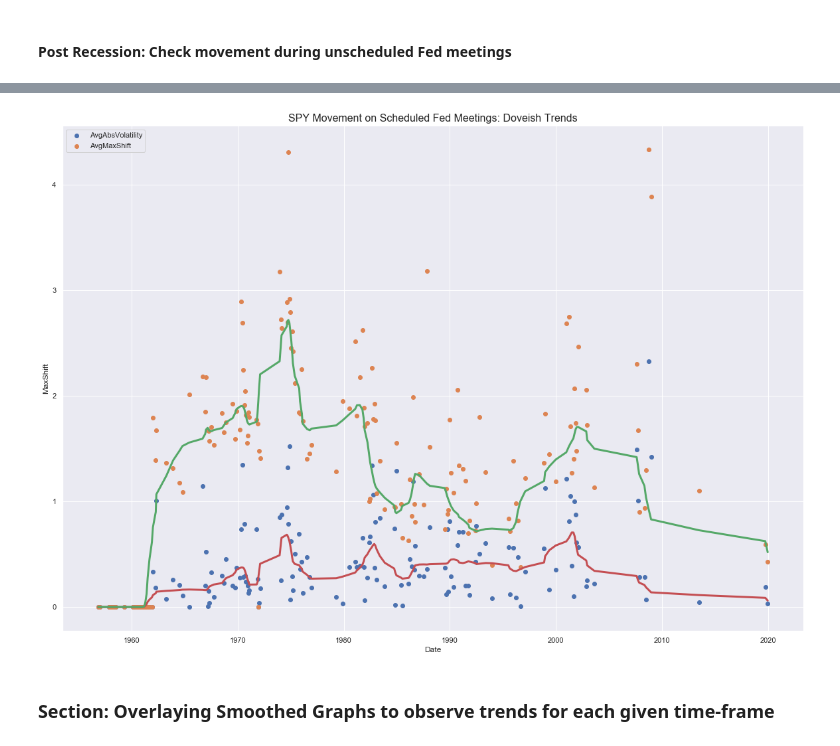
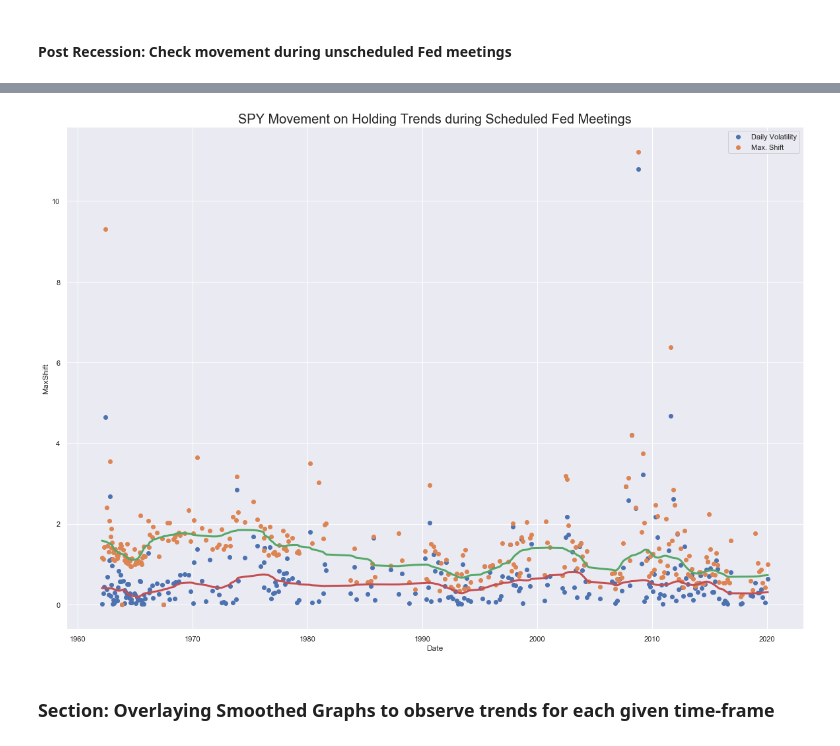
Before and after one commit to vikranttkumar/FedFundsSP500, a Jupyter notebook: Fed Funds Rate interaction with S&P500.ipynb, the cells around one changed output, grey strips where cells are left out. Cells and saved outputs as stored; diff of their text form; code cells hidden in the pictures.

```diff
--- a/Fed Funds Rate interaction with S&P500.ipynb
+++ b/Fed Funds Rate interaction with S&P500.ipynb
@@ -38,5 +39,6 @@ memory usage: 12.4 KB
 # %%
 feddates = pd.read_excel("FOMCDates.xlsx")
+feddates = feddates.loc[feddates.begdate > pd.to_datetime('1962-01-01')]
 # %%
 feddates.head()
 # %% [output]
@@ -122,5 +124,6 @@ fed_funds_data.head()
 # %%
 SP500 = pd.read_excel("SP500Data.xlsx")
+SP500 = SP500.loc[SP500.Date > pd.to_datetime('1962-01-01')]
 # %%
 SP500.head()
 # %% [output]
@@ -140,9 +143,9 @@ ax1= sns.lineplot(x='Date', y='Close', data=SP500)
 ### Section 2: Process Dataset<br>
 # %%
 def find_sentiment(data):
-    if (data['DecidedRate'] >  data['PreviousRate']) & (data['DecidedRate']- data['PreviousRate'] > 0.05):
+    if (data['DecidedRate'] >  data['PreviousRate']) & (data['DecidedRate']- data['PreviousRate'] > 0.09):
         return 'Hawkish'
-    elif (data['DecidedRate'] < data['PreviousRate']) & (data['PreviousRate'] - data['DecidedRate'] > 0.05):
+    elif (data['DecidedRate'] < data['PreviousRate']) & (data['PreviousRate'] - data['DecidedRate'] > 0.09):
         return 'Doveish'
     else:
         return 'Hold'
@@ -237,7 +241,8 @@ SP500['PrevDayMaxShift'] = SP500['MaxShift'].shift(1,axis=0)
 SP500['NextDayVolatility'] = SP500['DailyVolatility'].shift(-1,axis=0)
 SP500['NextDayMaxShift'] = SP500['MaxShift'].shift(-1,axis=0)
 SP500['AvgVolatility'] = (SP500['PrevDayVolatility'] + SP500['DailyVolatility'] + SP500['NextDayVolatility'])/3
-SP500['AvgAbsVolatility'] = abs((SP500['PrevDayVolatility'] + SP500['DailyVolatility'] + SP500['NextDayVolatility']))/3
+SP500['AvgAbsVolatility'] = abs((SP500['DailyVolatility']))
+SP500['ThreeDayAvgAbsVolatility'] = abs((SP500['PrevDayVolatility'] + SP500['DailyVolatility'] + SP500['NextDayVolatility']))/3
 SP500['AvgMaxShift'] = (SP500['PrevDayMaxShift'] + SP500['MaxShift'] + SP500['NextDayMaxShift'])/3
 # %%
 SPY_dove_trend = SP500.merge(vertical_lines_dove, left_on='Date', right_on='MeetingDate')
@@ -473,18 +481,18 @@ sch_SPY_hold_trend = SP500.merge(sch_vertical_lines_hold, left_on='Date', right_
 # %%
 sns.set(rc={'figure.figsize':(20, 14)})
 #X = plt.plot(SPY_dove_trend['Date'], SPY_dove_trend['AvgVolatility'], label="AvgVolatility")
-Y = plt.scatter(sch_SPY_dove_trend['Date'], sch_SPY_dove_trend['AvgAbsVolatility'], label= 'AvgAbsVolatility')
-Z = plt.scatter(sch_SPY_dove_trend['Date'], sch_SPY_dove_trend['AvgMaxShift'], label = 'AvgMaxShift')
+X = plt.scatter(sch_SPY_hold_trend['Date'], sch_SPY_hold_trend['AvgAbsVolatility'], label="Daily Volatility")
+Y = plt.scatter(sch_SPY_hold_trend['Date'], sch_SPY_hold_trend['MaxShift'], label="Max. Shift")
+plt.legend(loc = "upper left")
 
-rSPYplot = sch_SPY_dove_trend.set_index('Date')
+rSPYplot = sch_SPY_hold_trend.set_index('Date')
 loess_x = pd.DataFrame(lowess(rSPYplot['AvgAbsVolatility'], np.arange(len(rSPYplot['AvgAbsVolatility'])), frac=0.09)[:, 1], index=rSPYplot.index, columns=['AvgAbsVolatility'])
 sns.lineplot(x = rSPYplot.index, y = 'AvgAbsVolatility', linewidth = 3, data = loess_x, color='r')
 loess_y = pd.DataFrame(lowess(rSPYplot['MaxShift'], np.arange(len(rSPYplot['MaxShift'])), frac=0.09)[:, 1], index=rSPYplot.index, columns=['MaxShift'])
-sns.lineplot(x = rSPYplot.index, y = 'MaxShift', linewidth = 3, data = loess_y, color='g', legend = 'full')
-plt.legend(loc = "upper left")
-plt.title("SPY Movement on Scheduled Fed Meetings: Doveish Trends", fontsize = '16')
+sns.lineplot(x = rSPYplot.index, y = 'MaxShift', linewidth = 3, data = loess_y, color='g')
+plt.title("SPY Movement on Holding Trends during Scheduled Fed Meetings", fontsize = '20')
 plt.show()
 # %% [output]
-[figure, old version]
+[figure, new version]
 # %%
 with PdfPages('SPY_Scheduled_SentimentMovement_Trends.pdf') as pdf:
```
Also changed, not shown: parts of 32 cells of this notebook, 6 other files.
